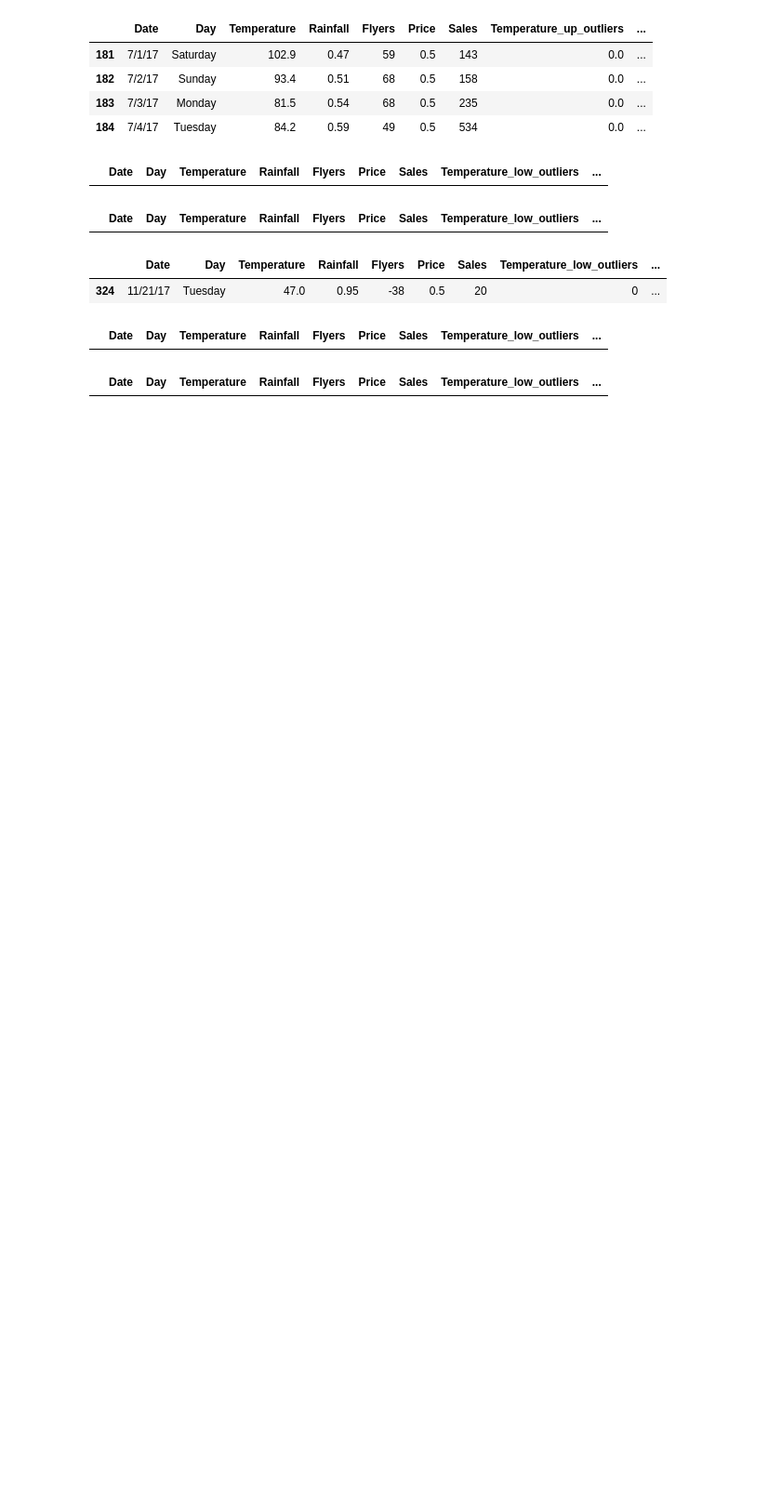
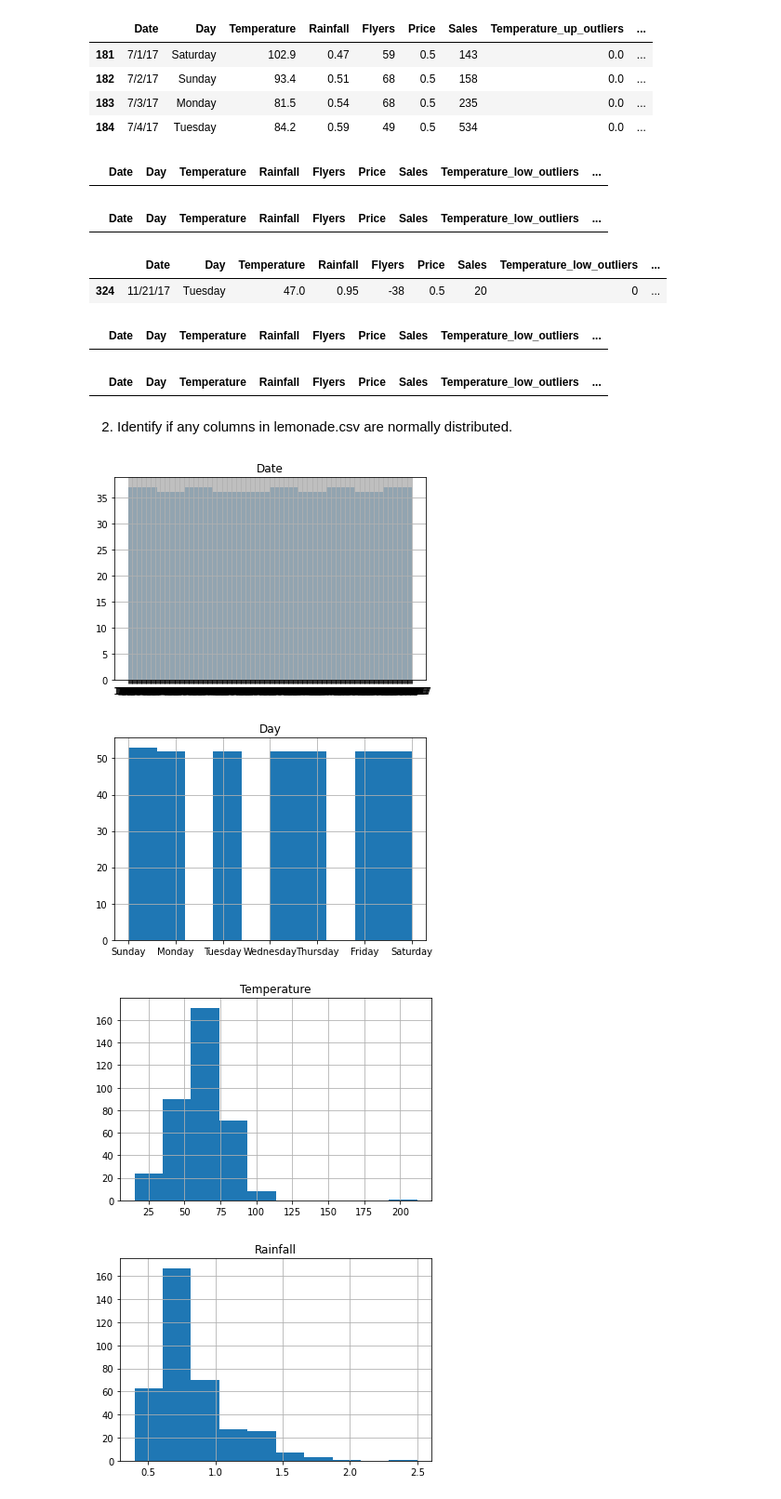
Before and after one commit to RyvynYoung/anomaly-detection-exercises, a Jupyter notebook: continuous_probabilistic_methods.ipynb, the cells around one changed output. Shown at 93% size. Saved outputs shown, nothing was run; the diff lists cells and outputs as text; code cells hidden in the pictures; blank space fills up the shorter version.

```diff
--- a/continuous_probabilistic_methods.ipynb
+++ b/continuous_probabilistic_methods.ipynb
@@ -267,0 +268,9 @@ Identify if any columns in lemonade.csv are normally distributed.
+# %% [markdown]
+2. Identify if any columns in lemonade.csv are normally distributed.
+# %%
+summarize.create_hist(df)
+# %% [output]
+[figure, added]
+[figure, added]
+[figure, added]
+[figure, added]
```
Also changed, not shown: parts of 8 cells of this notebook, 1 other file.
